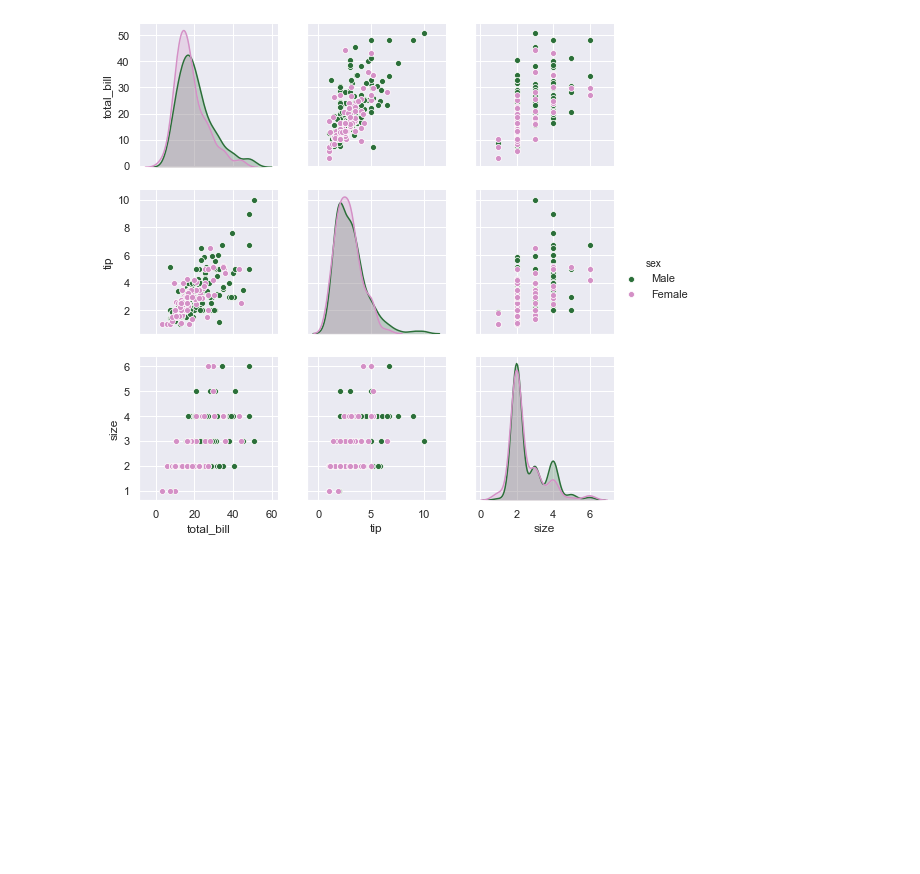
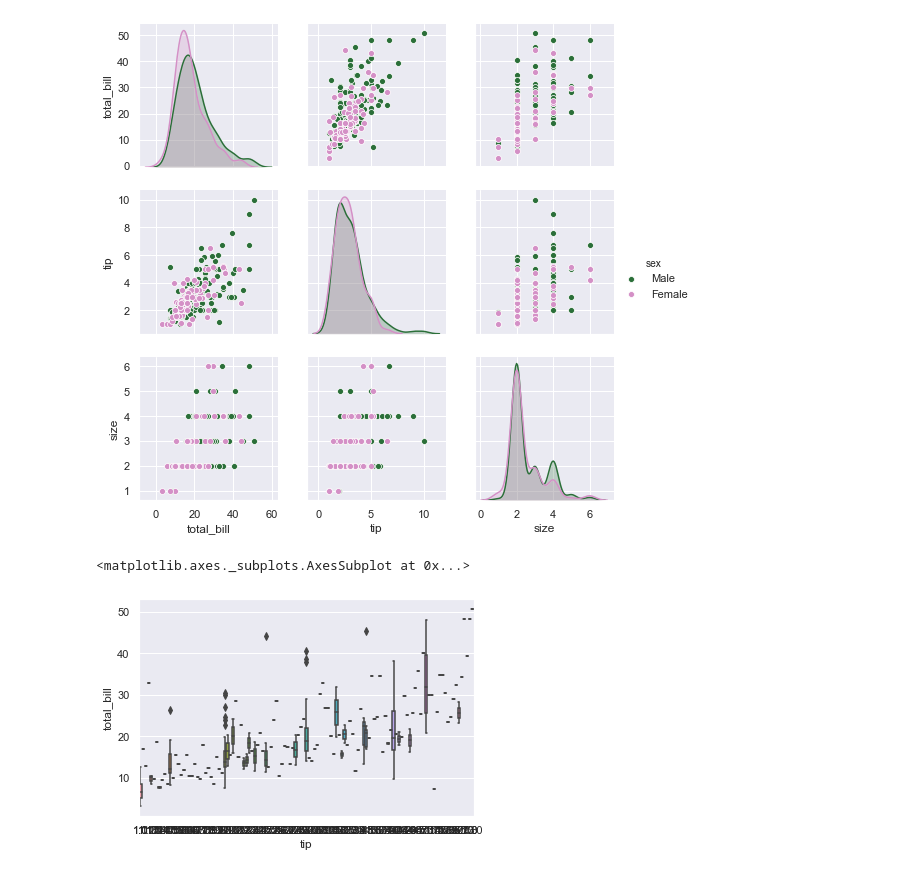
Before and after one commit to ajinkya48765/MLOps-Training-2, a Jupyter notebook: 25th April 2020/seaborn tutorial.ipynb, the cells around one changed output. Saved outputs shown, nothing was run; the diff lists cells and outputs as text; code cells hidden in the pictures; blank space fills up the shorter version.

Commit message:
Graph box

```diff
--- a/25th April 2020/seaborn tutorial.ipynb
+++ b/25th April 2020/seaborn tutorial.ipynb
@@ -55,3 +55,12 @@ sb.pairplot(dataset , hue = 'sex' , palette= "cubehelix")
 # %% [output]
 <seaborn.axisgrid.PairGrid at 0x...>
 [figure]
+# %%
+sb.boxplot(
+    x=tip,
+    y=bill
+
+)
+# %% [output]
+<matplotlib.axes._subplots.AxesSubplot at 0x...>
+[figure, added]
```
